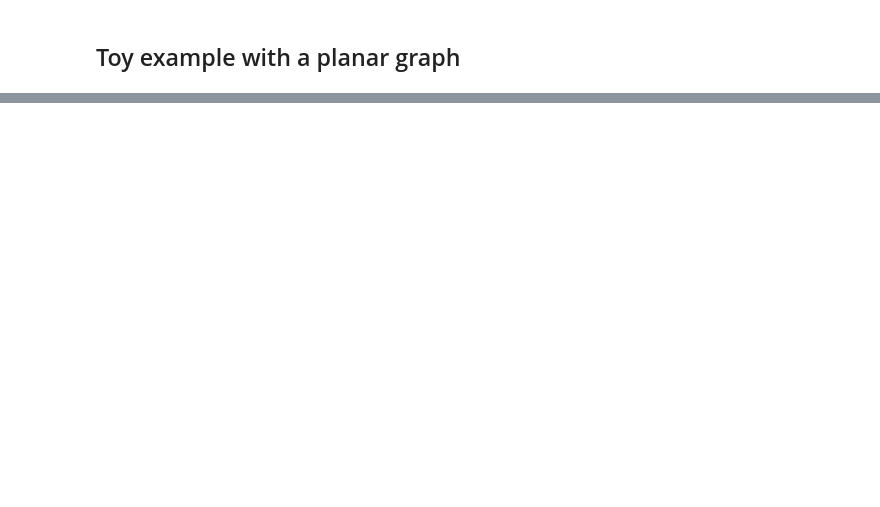
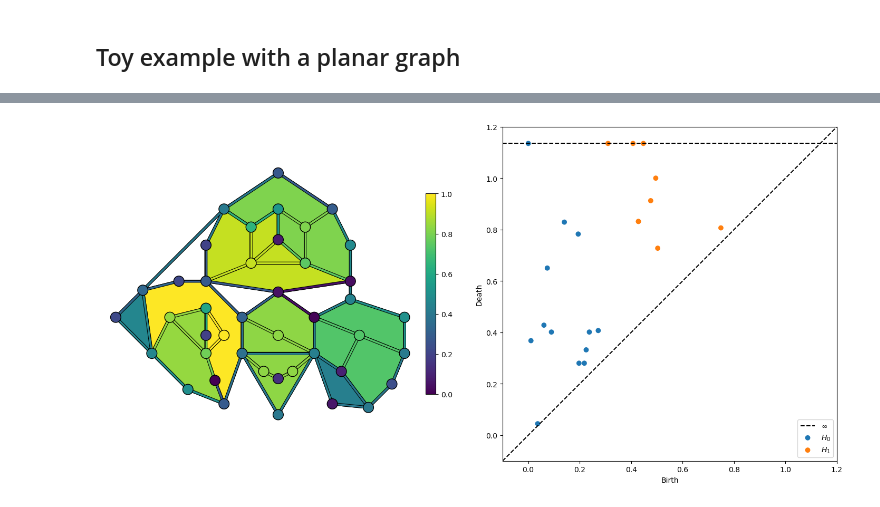
Before and after one commit to shizuo-kaji/topapprox, a Jupyter notebook: Interactive Tutorial/Interactive_Tutorial_topapprox.ipynb, the cells around one changed output, grey strips where cells are left out. Saved outputs shown, nothing was run; the diff lists cells and outputs as text; code cells hidden in the pictures; blank space fills up the shorter version.

Commit message:
Corrections to tutorial and graph class

```diff
--- a/Interactive Tutorial/Interactive_Tutorial_topapprox.ipynb
+++ b/Interactive Tutorial/Interactive_Tutorial_topapprox.ipynb
@@ -419,0 +471,27 @@ Wall time: 204 ms
+# %%
+# Signal
+np.random.seed(0)
+signal = np.zeros(43, dtype=float)
+boundaries = np.array([0,1,8,19,36,35,34,33,32,
+                       20,21,22,23,24,25,
+                       9,10,5,7,
+                       12,13,14,15,16,6])
+inner_boundaries = np.array([37,38,39,40,17,26,27,28,29,30,2,4,11])
+remaining = [41,3,31,18]
+
+signal[boundaries] = np.random.rand(len(boundaries))*5
+signal[inner_boundaries] = np.random.rand(len(inner_boundaries))*5 + 5
+signal[remaining] = np.random.rand(len(remaining))*2
+
+max_signal = np.max(signal)
+signal = signal / max_signal
+# %%
+from topapprox.persistence import get_PD_gwf
+
+fig, ax = plt.subplots(1, 2, figsize=(18, 12))
+gwf = ta.GraphWithFaces(F=faces, H=holes, E=edges, signal=signal, compute="normal")
+gwf.draw(pos=pos_dict, ax=ax[0], face_alpha=1.0, linewidth=4.0)
+pd = get_PD_gwf(F=faces, H=holes, E=edges, signal=signal)
+persim.plot_diagrams(pd, ax=ax[1], size=50)
+# %% [output]
+[figure, added]
```
Also changed, not shown: parts of 20 cells of this notebook, 2 other files.
